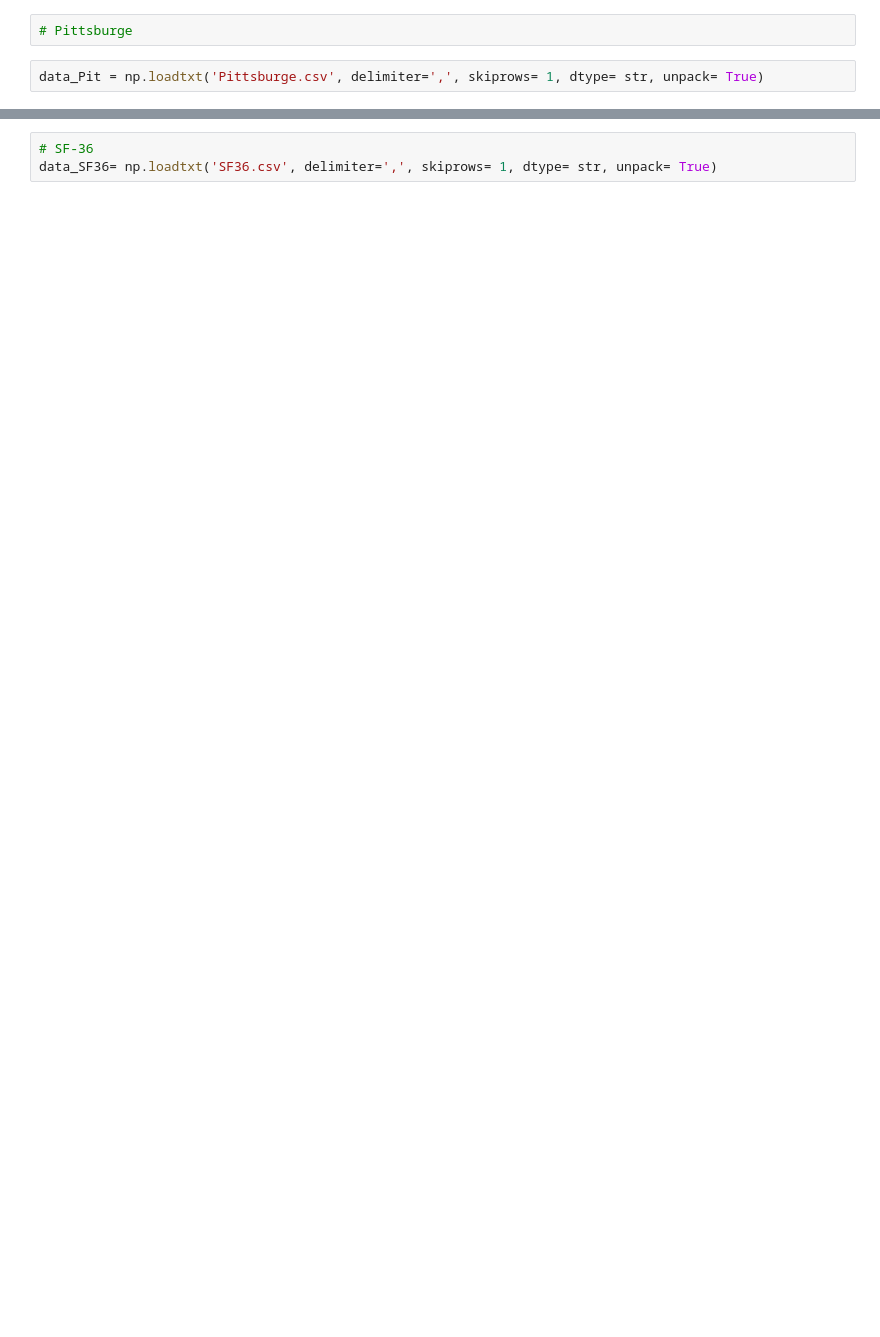
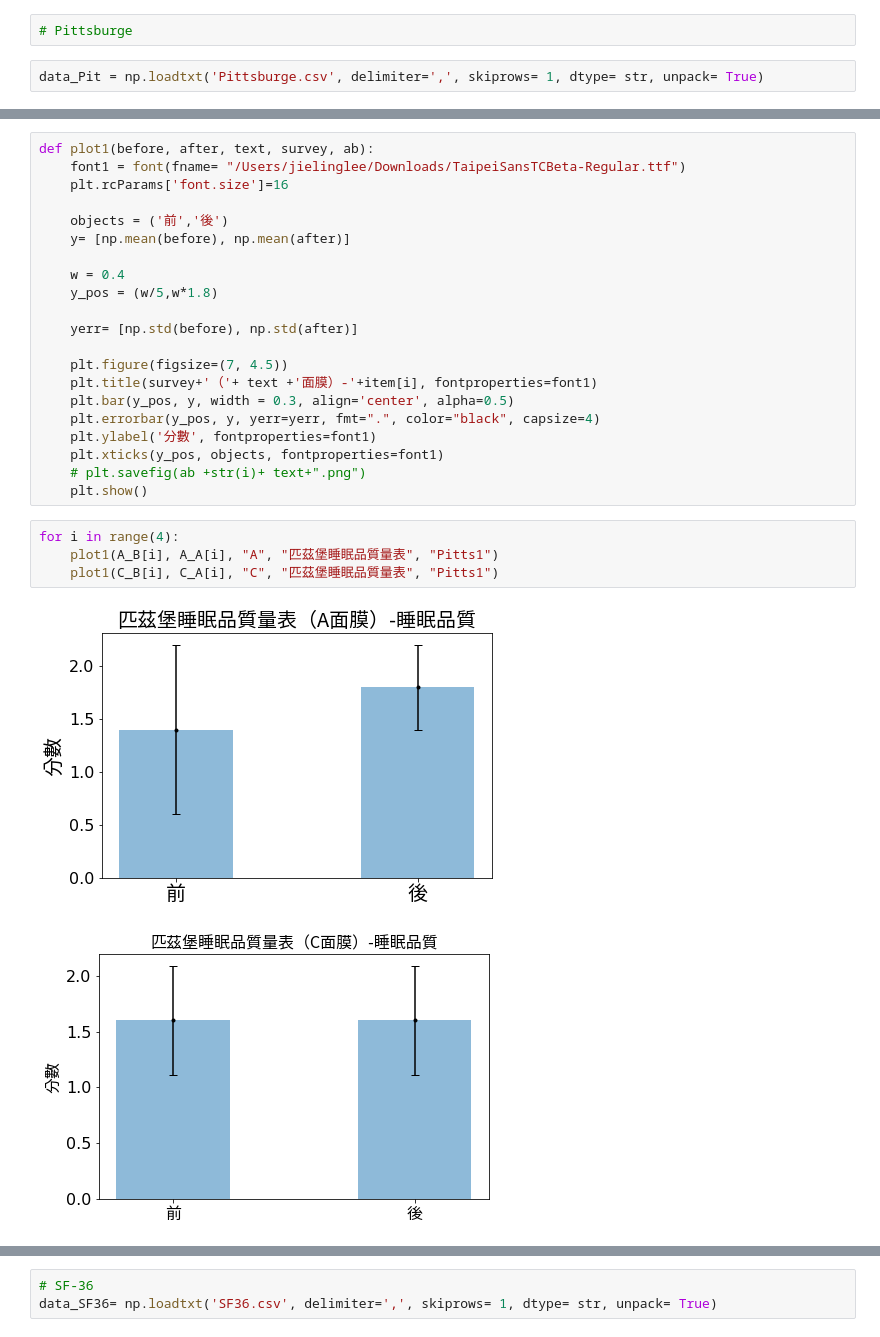
Before and after one commit to jielingl11/Face-Mask-, a Jupyter notebook: analysis.ipynb, the cells around one changed output, grey strips where cells are left out. Cells and saved outputs as stored; diff of their text form; blank space fills up the shorter version.

```diff
--- a/analysis.ipynb
+++ b/analysis.ipynb
@@ -134,0 +165,28 @@ TtestResult(statistic=1.9069251784911845, pvalue=0.12920298463941007, df=4)
+# %%
+def plot1(before, after, text, survey, ab):
+    font1 = font(fname= "/Users/jielinglee/Downloads/TaipeiSansTCBeta-Regular.ttf")
+    plt.rcParams['font.size']=16
+
+    objects = ('前','後')
+    y= [np.mean(before), np.mean(after)]
+
+    w = 0.4
+    y_pos = (w/5,w*1.8)
+
+    yerr= [np.std(before), np.std(after)]
+
+    plt.figure(figsize=(7, 4.5))
+    plt.title(survey+'（'+ text +'面膜）-'+item[i], fontproperties=font1)
+    plt.bar(y_pos, y, width = 0.3, align='center', alpha=0.5)
+    plt.errorbar(y_pos, y, yerr=yerr, fmt=".", color="black", capsize=4)
+    plt.ylabel('分數', fontproperties=font1)
+    plt.xticks(y_pos, objects, fontproperties=font1)
+    # plt.savefig(ab +str(i)+ text+".png")
+    plt.show()
+# %%
+for i in range(4):
+    plot1(A_B[i], A_A[i], "A", "匹茲堡睡眠品質量表", "Pitts1")
+    plot1(C_B[i], C_A[i], "C", "匹茲堡睡眠品質量表", "Pitts1")
+# %% [output]
+[figure, added]
+[figure, added]
```
Also changed, not shown: parts of 28 cells of this notebook, 1 other file.
